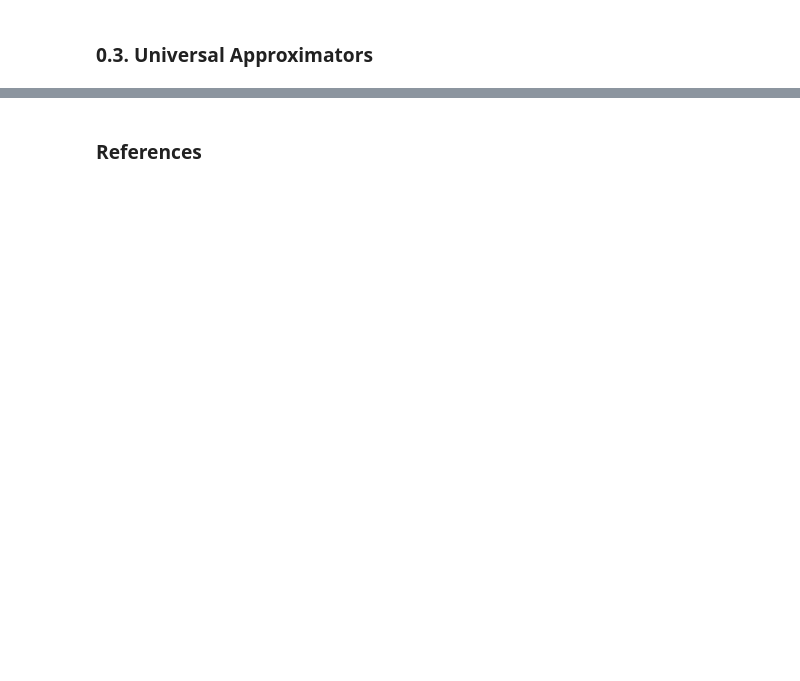
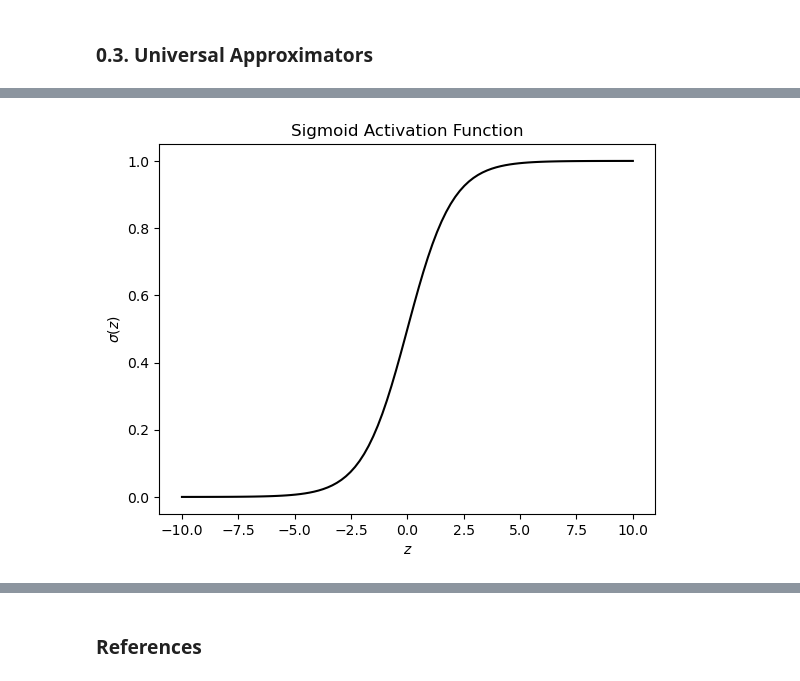
Before and after one commit to prithvi-ramrucha/Deep-Learning-From-Scratch, a Jupyter notebook: 0. Introduction to Neural Networks.ipynb, the cells around one changed output, grey strips where cells are left out. Saved outputs shown, nothing was run; the diff lists cells and outputs as text; code cells hidden in the pictures; blank space fills up the shorter version.

```diff
--- a/0. Introduction to Neural Networks.ipynb
+++ b/0. Introduction to Neural Networks.ipynb
@@ -26,0 +48,14 @@ Neural networks are often referred to as universal function approximators. This
+# %%
+def sigmoid(z):
+    """The sigmoid activation function."""
+    return 1.0/(1.0 + np.exp(-z))
+
+# Plotting,
+z_vals = np.linspace(start=-10, stop=10, num=100)
+plt.plot(z_vals, sigmoid(z_vals), color="black")
+plt.title("Sigmoid Activation Function")
+plt.xlabel("$z$")
+plt.ylabel(r"$\sigma(z)$")
+plt.show()
+# %% [output]
+[figure, added]
```
Also changed, not shown: parts of 10 cells of this notebook, 1 other file.
